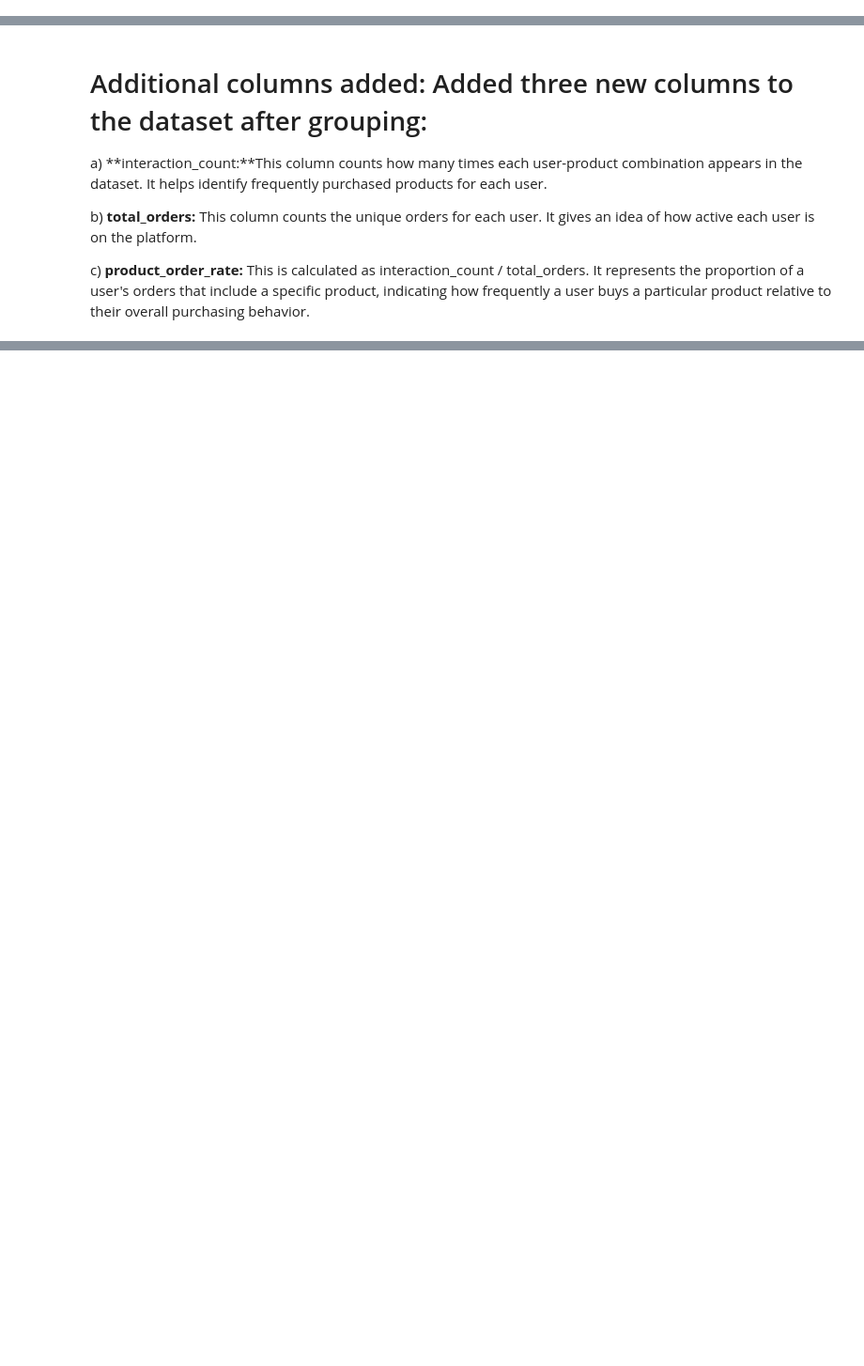
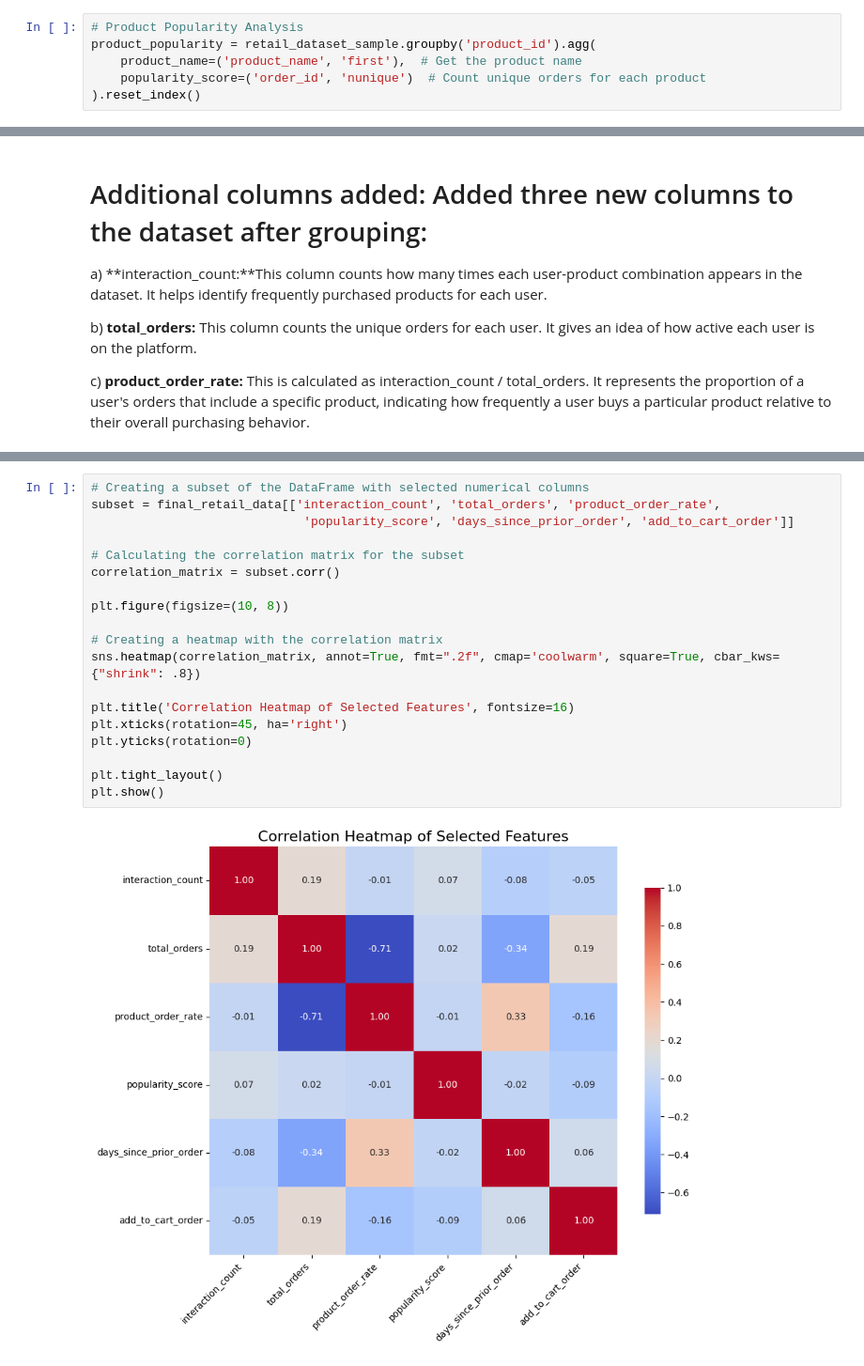
Before and after one commit to kauthar123/Recommender_System_Collaborative_Filtering_Approach, a Jupyter notebook: Notebook/1. EDA & Data Preparation.ipynb, the cells around one changed output, grey strips where cells are left out. Shown at 94% size. Drawn from its saved outputs; the diff is of its cells as text; blank space fills up the shorter version.

```diff
--- a/Notebook/1. EDA & Data Preparation.ipynb
+++ b/Notebook/1. EDA & Data Preparation.ipynb
@@ -196,0 +173,6 @@ retail_dataset.shape
+# %%
+# Product Popularity Analysis
+product_popularity = retail_dataset_sample.groupby('product_id').agg(
+    product_name=('product_name', 'first'),  # Get the product name
+    popularity_score=('order_id', 'nunique')  # Count unique orders for each product
+).reset_index()
@@ -1252,0 +641,21 @@ We now need to determine the top product recommended for these users based on th
+# %%
+# Creating a subset of the DataFrame with selected numerical columns
+subset = final_retail_data[['interaction_count', 'total_orders', 'product_order_rate',
+                             'popularity_score', 'days_since_prior_order', 'add_to_cart_order']]
+
+# Calculating the correlation matrix for the subset
+correlation_matrix = subset.corr()
+
+plt.figure(figsize=(10, 8))
+
+# Creating a heatmap with the correlation matrix
+sns.heatmap(correlation_matrix, annot=True, fmt=".2f", cmap='coolwarm', square=True, cbar_kws={"shrink": .8})
+
+plt.title('Correlation Heatmap of Selected Features', fontsize=16)
+plt.xticks(rotation=45, ha='right')
+plt.yticks(rotation=0)
+
+plt.tight_layout()
+plt.show()
+# %% [output]
+[figure, added]
```
Also changed, not shown: parts of 151 cells of this notebook.
